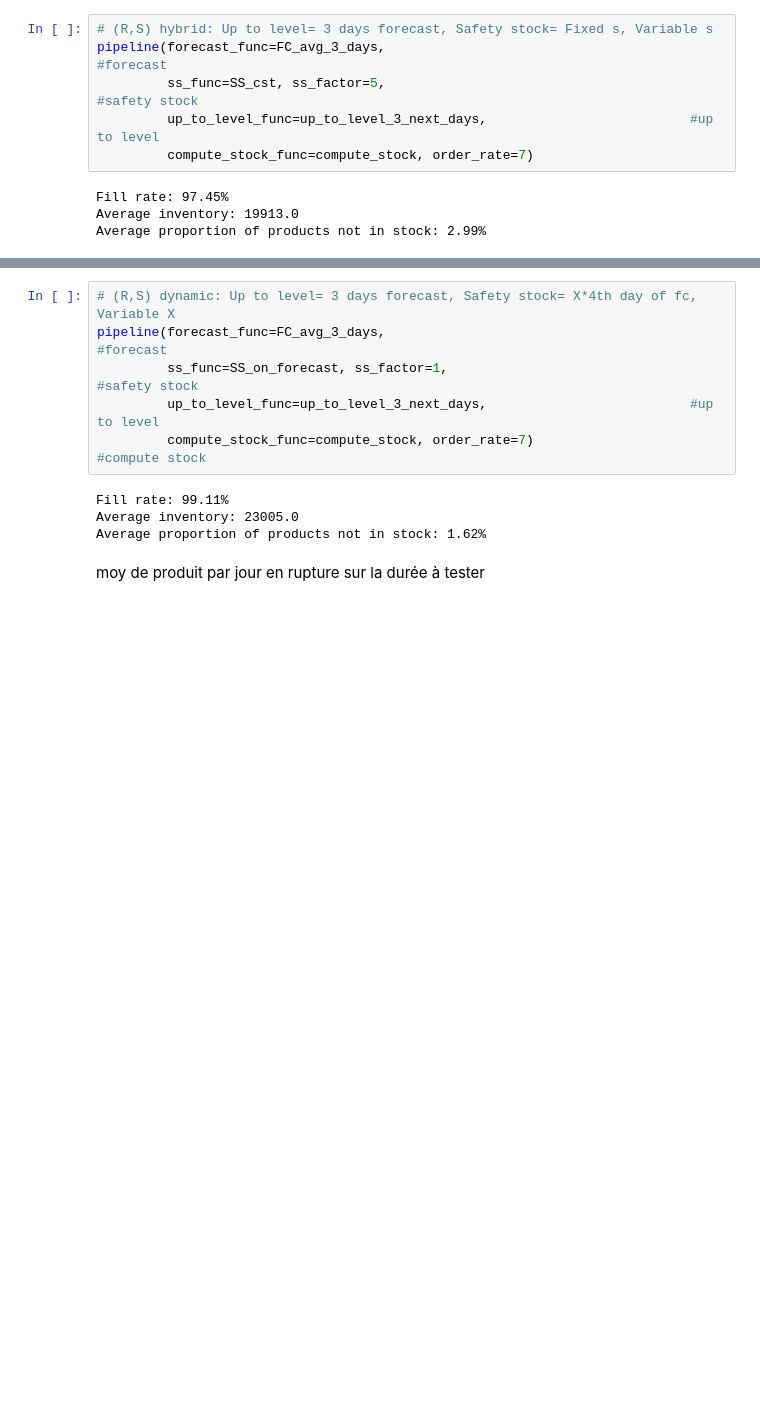
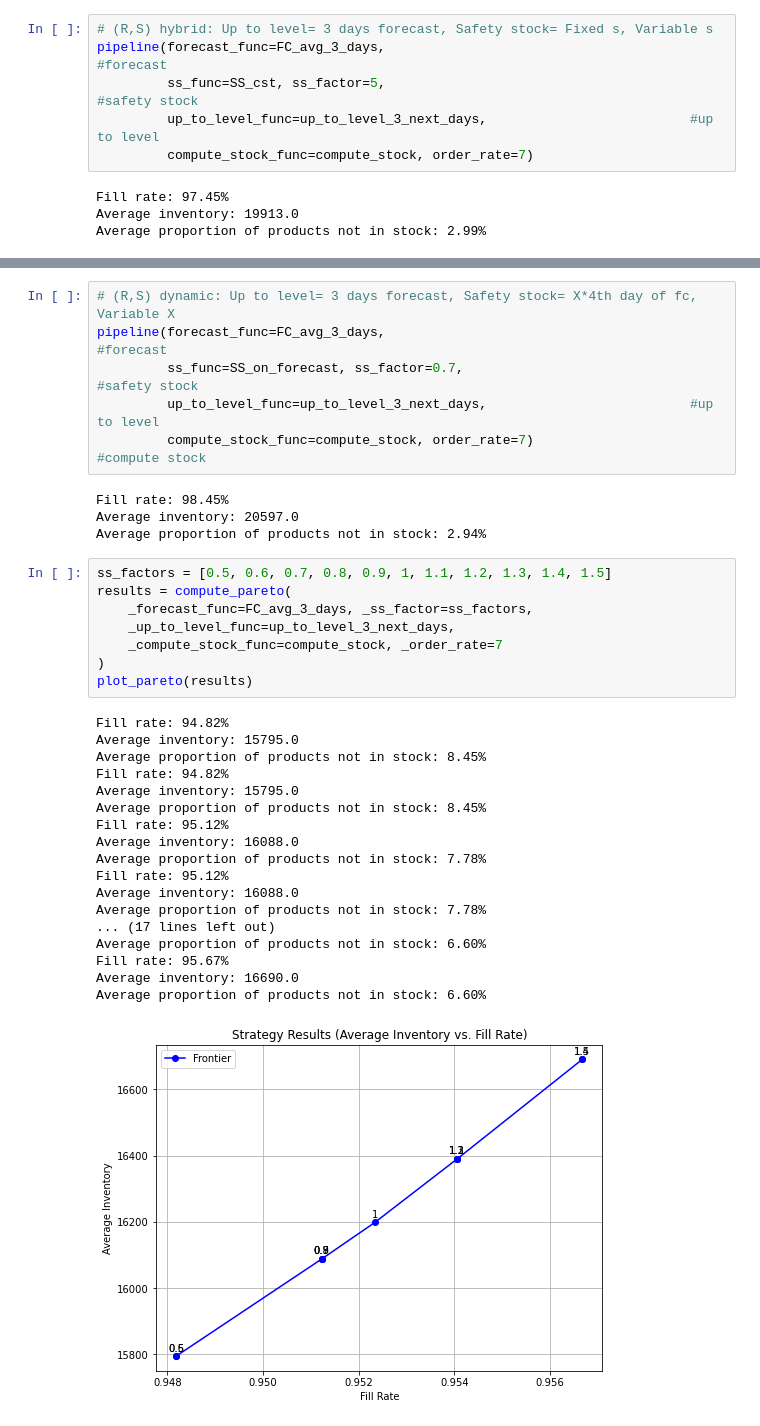
Before and after one commit to Jboistel/memoire, a Jupyter notebook: test.ipynb, the cells around one changed output, grey strips where cells are left out. Saved outputs shown, nothing was run; the diff lists cells and outputs as text; blank space fills up the shorter version.

```diff
--- a/test.ipynb
+++ b/test.ipynb
@@ -633,12 +749,37 @@ Average proportion of products not in stock: 2.99%
 # %%
 # (R,S) dynamic: Up to level= 3 days forecast, Safety stock= X*4th day of fc, Variable X
 pipeline(forecast_func=FC_avg_3_days,                                       #forecast
-         ss_func=SS_on_forecast, ss_factor=1,                               #safety stock
+         ss_func=SS_on_forecast, ss_factor=0.7,                             #safety stock
          up_to_level_func=up_to_level_3_next_days,                          #up to level
-         compute_stock_func=compute_stock, order_rate=7)                                  #compute stock
+         compute_stock_func=compute_stock, order_rate=7)                    #compute stock
 # %% [output]
-Fill rate: 99.11%
-Average inventory: 23005.0
-Average proportion of products not in stock: 1.62%
+Fill rate: 98.45%
+Average inventory: 20597.0
+Average proportion of products not in stock: 2.94%
-# %% [markdown]
-moy de produit par jour en rupture sur la durée à tester
+# %%
+ss_factors = [0.5, 0.6, 0.7, 0.8, 0.9, 1, 1.1, 1.2, 1.3, 1.4, 1.5]
+results = compute_pareto(
+    _forecast_func=FC_avg_3_days, _ss_factor=ss_factors,
+    _up_to_level_func=up_to_level_3_next_days,
+    _compute_stock_func=compute_stock, _order_rate=7
+)
+plot_pareto(results)
+# %% [output]
+Fill rate: 94.82%
+Average inventory: 15795.0
+Average proportion of products not in stock: 8.45%
+Fill rate: 94.82%
+Average inventory: 15795.0
+Average proportion of products not in stock: 8.45%
+Fill rate: 95.12%
+Average inventory: 16088.0
+Average proportion of products not in stock: 7.78%
+Fill rate: 95.12%
+Average inventory: 16088.0
+Average proportion of products not in stock: 7.78%
+... (17 lines left out)
+Average proportion of products not in stock: 6.60%
+Fill rate: 95.67%
+Average inventory: 16690.0
+Average proportion of products not in stock: 6.60%
+[figure, added]
```
Also changed, not shown: parts of 16 cells of this notebook, 2 other files.
